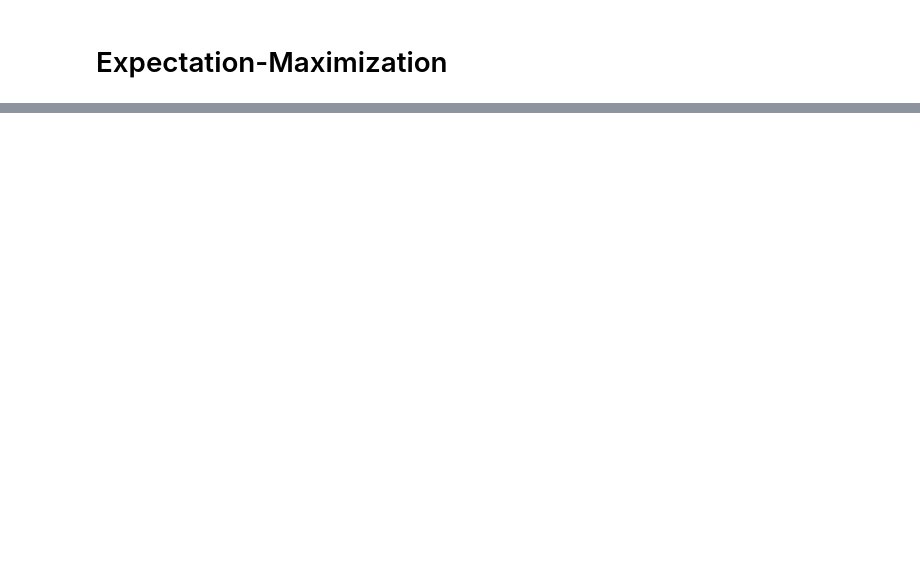
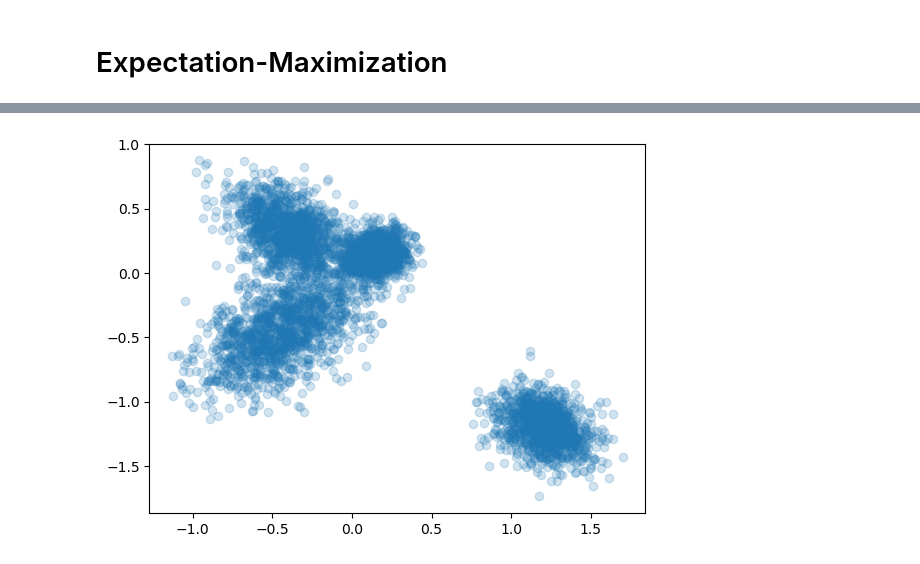
Before and after one commit to glouppe/dats0001-foundations-of-data-science, a Jupyter notebook: nb07-em.ipynb, the cells around one changed output, grey strips where cells are left out. Drawn from its saved outputs; the diff is of its cells as text; code cells hidden in the pictures; blank space fills up the shorter version.

```diff
--- a/nb07-em.ipynb
+++ b/nb07-em.ipynb
@@ -87,7 +132,14 @@ make_plot(x, r, mu, sigma, ll=ll(x, pi, mu, sigma))
 # %%
 # Simulate new data
 def simulate(n_samples, pi, mu, sigma):
-    # ...
+    z = np.argmax(multinomial(1, pi).rvs(n_samples), axis=1)
+    x = np.zeros((n_samples, 2))
+
+    for i in range(n_samples):
+        x[i] = multivariate_normal(mu[z[i]], sigma[z[i]]).rvs()
+
     return x
 
 make_plot(simulate(5000, pi, mu, sigma))
+# %% [output]
+[figure, added]
```
Also changed, not shown: parts of 9 cells of this notebook.
